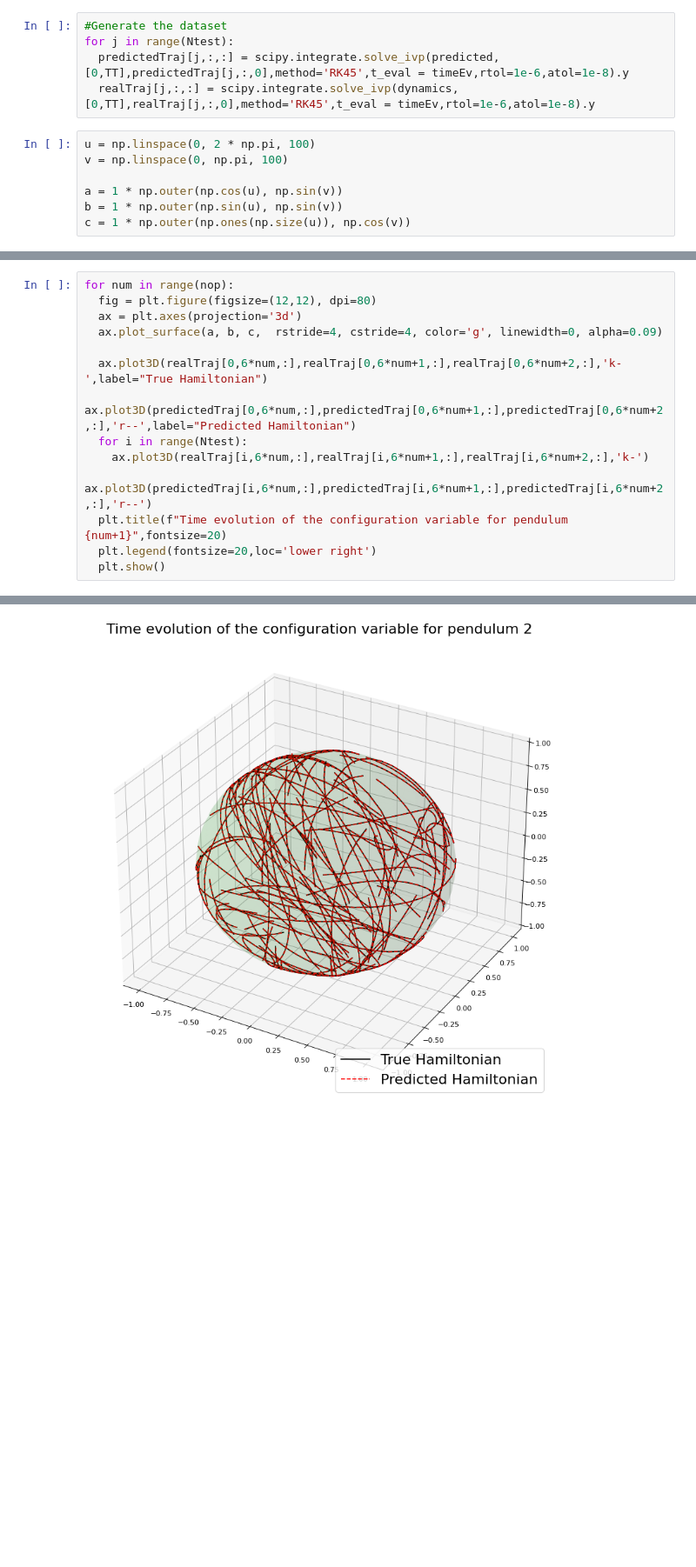
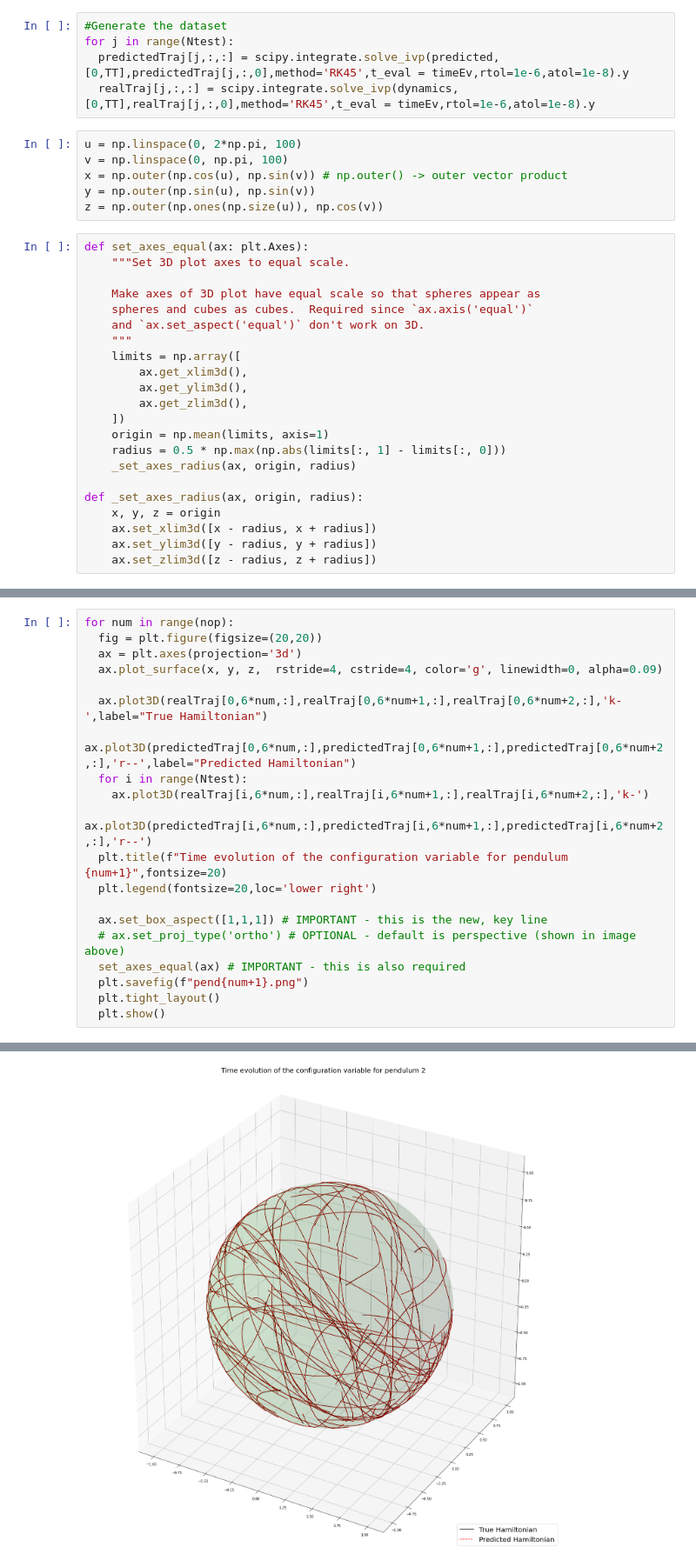
Before and after one commit to davidemurari/learningConstrainedHamiltonians, a Jupyter notebook: Constrained Systems/chainOfSphericalPendulums.ipynb, the cells around one changed output, grey strips where cells are left out. Shown at 87% size. Drawn from its saved outputs; the diff is of its cells as text; blank space fills up the shorter version.

```diff
--- a/Constrained Systems/chainOfSphericalPendulums.ipynb
+++ b/Constrained Systems/chainOfSphericalPendulums.ipynb
@@ -634,9 +634,30 @@ for j in range(Ntest):
   predictedTraj[j,:,:] = scipy.integrate.solve_ivp(predicted,[0,TT],predictedTraj[j,:,0],method='RK45',t_eval = timeEv,rtol=1e-6,atol=1e-8).y
   realTraj[j,:,:] = scipy.integrate.solve_ivp(dynamics,[0,TT],realTraj[j,:,0],method='RK45',t_eval = timeEv,rtol=1e-6,atol=1e-8).y
 # %%
-u = np.linspace(0, 2 * np.pi, 100)
+u = np.linspace(0, 2*np.pi, 100)
 v = np.linspace(0, np.pi, 100)
-
-a = 1 * np.outer(np.cos(u), np.sin(v))
-b = 1 * np.outer(np.sin(u), np.sin(v))
-c = 1 * np.outer(np.ones(np.size(u)), np.cos(v))
+x = np.outer(np.cos(u), np.sin(v)) # np.outer() -> outer vector product
+y = np.outer(np.sin(u), np.sin(v))
+z = np.outer(np.ones(np.size(u)), np.cos(v))
+# %%
+def set_axes_equal(ax: plt.Axes):
+    """Set 3D plot axes to equal scale.
+
+    Make axes of 3D plot have equal scale so that spheres appear as
+    spheres and cubes as cubes.  Required since `ax.axis('equal')`
+    and `ax.set_aspect('equal')` don't work on 3D.
+    """
+    limits = np.array([
+        ax.get_xlim3d(),
+        ax.get_ylim3d(),
+        ax.get_zlim3d(),
+    ])
+    origin = np.mean(limits, axis=1)
+    radius = 0.5 * np.max(np.abs(limits[:, 1] - limits[:, 0]))
+    _set_axes_radius(ax, origin, radius)
+
+def _set_axes_radius(ax, origin, radius):
+    x, y, z = origin
+    ax.set_xlim3d([x - radius, x + radius])
+    ax.set_ylim3d([y - radius, y + radius])
+    ax.set_zlim3d([z - radius, z + radius])
@@ -643,8 +670,8 @@ c = 1 * np.outer(np.ones(np.size(u)), np.cos(v))
 # %%
 for num in range(nop):
-  fig = plt.figure(figsize=(12,12), dpi=80)
+  fig = plt.figure(figsize=(20,20))
   ax = plt.axes(projection='3d')
-  ax.plot_surface(a, b, c,  rstride=4, cstride=4, color='g', linewidth=0, alpha=0.09)
+  ax.plot_surface(x, y, z,  rstride=4, cstride=4, color='g', linewidth=0, alpha=0.09)
 
   ax.plot3D(realTraj[0,6*num,:],realTraj[0,6*num+1,:],realTraj[0,6*num+2,:],'k-',label="True Hamiltonian")
   ax.plot3D(predictedTraj[0,6*num,:],predictedTraj[0,6*num+1,:],predictedTraj[0,6*num+2,:],'r--',label="Predicted Hamiltonian")
@@ -653,5 +680,11 @@ for num in range(nop):
     ax.plot3D(predictedTraj[i,6*num,:],predictedTraj[i,6*num+1,:],predictedTraj[i,6*num+2,:],'r--')
   plt.title(f"Time evolution of the configuration variable for pendulum {num+1}",fontsize=20)
   plt.legend(fontsize=20,loc='lower right')
+
+  ax.set_box_aspect([1,1,1]) # IMPORTANT - this is the new, key line
+  # ax.set_proj_type('ortho') # OPTIONAL - default is perspective (shown in image above)
+  set_axes_equal(ax) # IMPORTANT - this is also required
+  plt.savefig(f"pend{num+1}.png")
+  plt.tight_layout()
   plt.show()
 # %% [output]
@@ -659 +692 @@ for num in range(nop):
-[figure, old version]
+[figure, new version]
```
Also changed, not shown: parts of 5 cells of this notebook, 4 other files.
